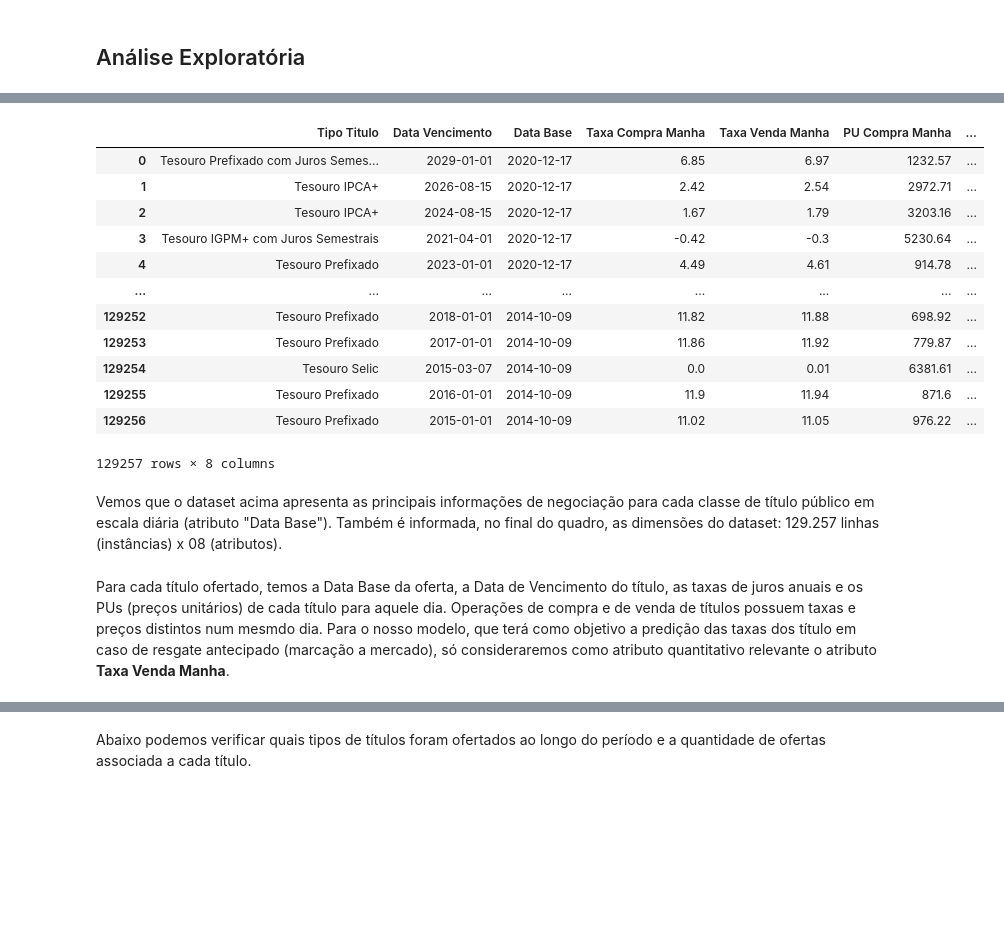
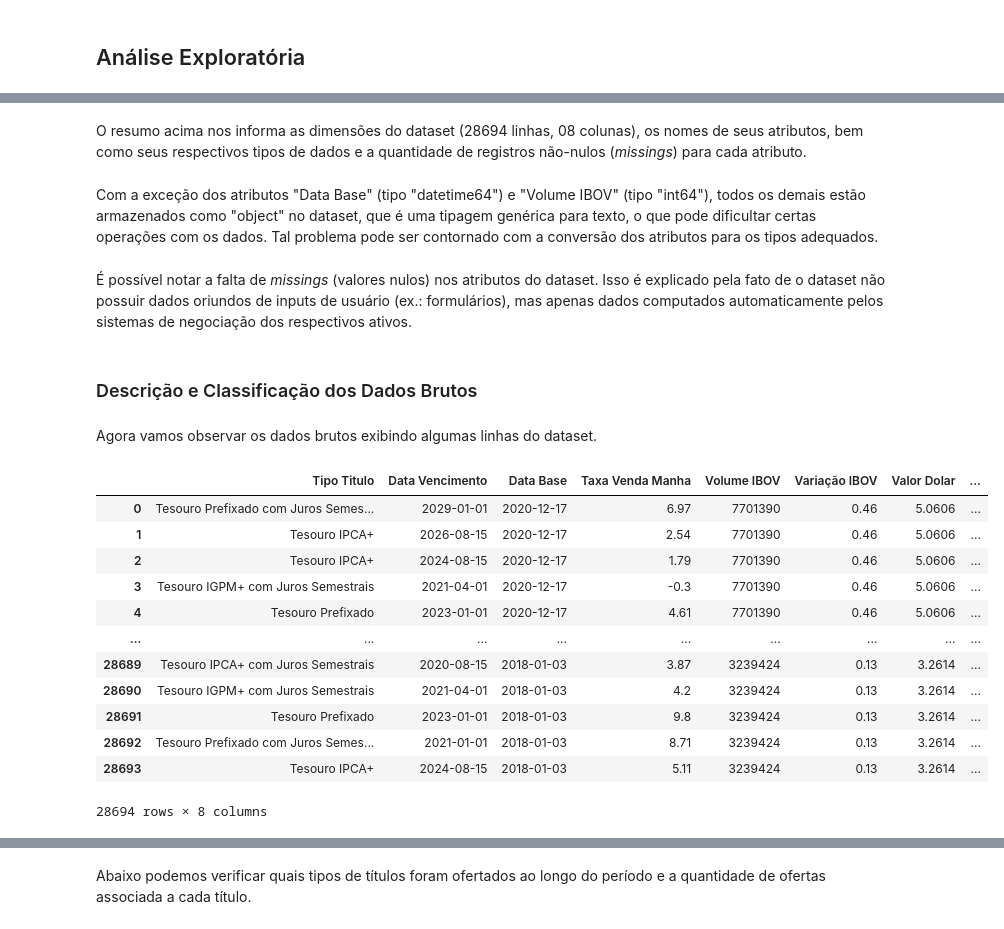
Before and after one commit to fppfurtado/mvp-pos-ciencia-de-dados, a Jupyter notebook: Projeto_MVP_Preditor_de_Preços_de_Títulos_Públicos_Federais.ipynb, the cells around one changed output, grey strips where cells are left out. Cells and saved outputs as stored; diff of their text form; code cells hidden in the pictures; blank space fills up the shorter version.

```diff
--- a/Projeto_MVP_Preditor_de_Preços_de_Títulos_Públicos_Federais.ipynb
+++ b/Projeto_MVP_Preditor_de_Preços_de_Títulos_Públicos_Federais.ipynb
@@ -66,0 +107,3 @@ Posteriormente, na seção de Pré-Processamento, será feita uma junção dos q
+# %%
+# reduzindo o dataset historico_csd5y por meio da seleção de atributos relevantes
+historico_cds5y = historico_cds5y[['rowDate', 'change_precent']]
@@ -66,0 +112,6 @@ Posteriormente, na seção de Pré-Processamento, será feita uma junção dos q
+# %%
+# ajustando tipos dos atributos temporais
+historico_titulos['Data Base'] = historico_titulos['Data Base'].astype('datetime64')
+historico_ibov['rowDate'] = historico_ibov['rowDate'].astype('datetime64')
+historico_ptax['data'] = historico_ptax['data'].astype('datetime64')
+historico_cds5y['rowDate'] = historico_cds5y['rowDate'].astype('datetime64')
@@ -66,0 +120,9 @@ Posteriormente, na seção de Pré-Processamento, será feita uma junção dos q
+# %%
+# mesclando o historico de titulos com o historico ibov com base em atributo de data
+df_merge = pd.merge(historico_titulos, historico_ibov, left_on='Data Base', right_on='rowDate', suffixes=('_titulos', '_ibov'))
+# mesclando o dataset df_merge com o historico ptax com base em atributo de data
+df_merge = pd.merge(df_merge, historico_ptax, left_on='Data Base', right_on='data', suffixes=('_titulos', '_ptax'))
+# mesclando o dataset df_merge com o historico CDS 5 anos com base em atributo de data
+df_merge = pd.merge(df_merge, historico_cds5y, left_on='Data Base', right_on='rowDate', suffixes=('_ibov', '_cds'))
+# exibindo as primeiras linhas para visualização do resultado
+df_merge.head(5)
@@ -66,0 +138,12 @@ Posteriormente, na seção de Pré-Processamento, será feita uma junção dos q
+# %%
+# eliminando atributos irrelevantes
+df_merge = df_merge.drop(columns=['rowDate_ibov', 'data', 'rowDate_cds'])
+# renomeando atributos
+df_merge = df_merge.rename(columns={
+    'volumeRaw': 'Volume IBOV',
+    'change_precent_ibov': 'Variação IBOV',
+    'valor': 'Valor Dolar',
+    'change_precent_cds': 'Variação CDS'
+})
+# exibindo as primeiras linhas
+df_merge.head(5)
@@ -81,21 +190,27 @@ Vamos iniciar observando algumas linhas do dataset
+# %% [markdown]
+O resumo acima nos informa as dimensões do dataset (28694 linhas, 08 colunas), os nomes de seus atributos, bem como seus respectivos tipos de dados e a quantidade de registros não-nulos (*missings*) para cada atributo.
+# %% [markdown]
+Com a exceção dos atributos "Data Base" (tipo "datetime64") e "Volume IBOV" (tipo "int64"), todos os demais estão armazenados como "object" no dataset, que é uma tipagem genérica para texto, o que pode dificultar certas operações com os dados. Tal problema pode ser contornado com a conversão dos atributos para os tipos adequados.
+# %% [markdown]
+É possível notar a falta de *missings* (valores nulos) nos atributos do dataset. Isso é explicado pela fato de o dataset não possuir dados oriundos de inputs de usuário (ex.: formulários), mas apenas dados computados automaticamente pelos sistemas de negociação dos respectivos ativos.
+# %% [markdown]
+### Descrição e Classificação dos Dados Brutos
+# %% [markdown]
+Agora vamos observar os dados brutos exibindo algumas linhas do dataset.
 # %%
 # exibindo linhas de fronteiras (início e fim) do dataset
-historico_titulos
+df_merge
 # %% [output]
-|  | Tipo Titulo | Data Vencimento | Data Base | Taxa Compra Manha | Taxa Venda Manha | PU Compra Manha | ... |
-| 0 | Tesouro Prefixado com Juros Semes... | 2029-01-01 | 2020-12-17 | 6.85 | 6.97 | 1232.57 | ... |
-| 1 | Tesouro IPCA+ | 2026-08-15 | 2020-12-17 | 2.42 | 2.54 | 2972.71 | ... |
-| 2 | Tesouro IPCA+ | 2024-08-15 | 2020-12-17 | 1.67 | 1.79 | 3203.16 | ... |
-| 3 | Tesouro IGPM+ com Juros Semestrais | 2021-04-01 | 2020-12-17 | -0.42 | -0.3 | 5230.64 | ... |
-| 4 | Tesouro Prefixado | 2023-01-01 | 2020-12-17 | 4.49 | 4.61 | 914.78 | ... |
-| ... | ... | ... | ... | ... | ... | ... | ... |
-| 129252 | Tesouro Prefixado | 2018-01-01 | 2014-10-09 | 11.82 | 11.88 | 698.92 | ... |
-| 129253 | Tesouro Prefixado | 2017-01-01 | 2014-10-09 | 11.86 | 11.92 | 779.87 | ... |
-| 129254 | Tesouro Selic | 2015-03-07 | 2014-10-09 | 0.0 | 0.01 | 6381.61 | ... |
-| 129255 | Tesouro Prefixado | 2016-01-01 | 2014-10-09 | 11.9 | 11.94 | 871.6 | ... |
-| 129256 | Tesouro Prefixado | 2015-01-01 | 2014-10-09 | 11.02 | 11.05 | 976.22 | ... |
+|  | Tipo Titulo | Data Vencimento | Data Base | Taxa Venda Manha | Volume IBOV | Variação IBOV | Valor Dolar | ... |
+| 0 | Tesouro Prefixado com Juros Semes... | 2029-01-01 | 2020-12-17 | 6.97 | 7701390 | 0.46 | 5.0606 | ... |
+| 1 | Tesouro IPCA+ | 2026-08-15 | 2020-12-17 | 2.54 | 7701390 | 0.46 | 5.0606 | ... |
+| 2 | Tesouro IPCA+ | 2024-08-15 | 2020-12-17 | 1.79 | 7701390 | 0.46 | 5.0606 | ... |
+| 3 | Tesouro IGPM+ com Juros Semestrais | 2021-04-01 | 2020-12-17 | -0.3 | 7701390 | 0.46 | 5.0606 | ... |
+| 4 | Tesouro Prefixado | 2023-01-01 | 2020-12-17 | 4.61 | 7701390 | 0.46 | 5.0606 | ... |
+| ... | ... | ... | ... | ... | ... | ... | ... | ... |
+| 28689 | Tesouro IPCA+ com Juros Semestrais | 2020-08-15 | 2018-01-03 | 3.87 | 3239424 | 0.13 | 3.2614 | ... |
+| 28690 | Tesouro IGPM+ com Juros Semestrais | 2021-04-01 | 2018-01-03 | 4.2 | 3239424 | 0.13 | 3.2614 | ... |
+| 28691 | Tesouro Prefixado | 2023-01-01 | 2018-01-03 | 9.8 | 3239424 | 0.13 | 3.2614 | ... |
+| 28692 | Tesouro Prefixado com Juros Semes... | 2021-01-01 | 2018-01-03 | 8.71 | 3239424 | 0.13 | 3.2614 | ... |
+| 28693 | Tesouro IPCA+ | 2024-08-15 | 2018-01-03 | 5.11 | 3239424 | 0.13 | 3.2614 | ... |
-129257 rows × 8 columns
+28694 rows × 8 columns
-# %% [markdown]
-Vemos que o dataset acima apresenta as principais informações de negociação para cada classe de título público em escala diária (atributo "Data Base"). Também é informada, no final do quadro, as dimensões do dataset: 129.257 linhas (instâncias) x 08 (atributos).
-# %% [markdown]
-Para cada título ofertado, temos a Data Base da oferta, a Data de Vencimento do título, as taxas de juros anuais e os PUs (preços unitários) de cada título para aquele dia. Operações de compra e de venda de títulos possuem taxas e preços distintos num mesmdo dia. Para o nosso modelo, que terá como objetivo a predição das taxas dos título em caso de resgate antecipado (marcação a mercado), só consideraremos como atributo quantitativo relevante o atributo **Taxa Venda Manha**.
```
Also changed, not shown: parts of 59 cells of this notebook.
